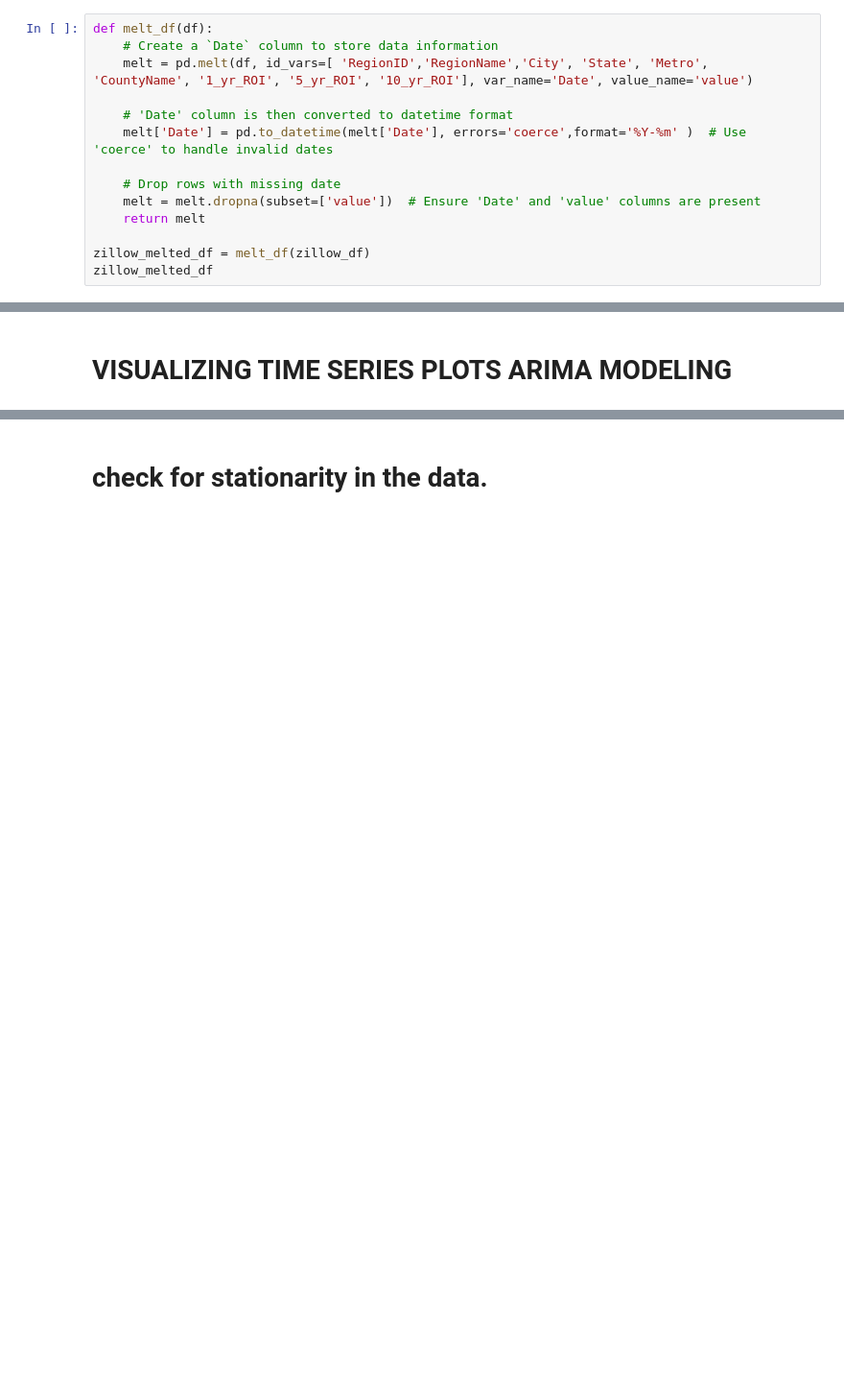
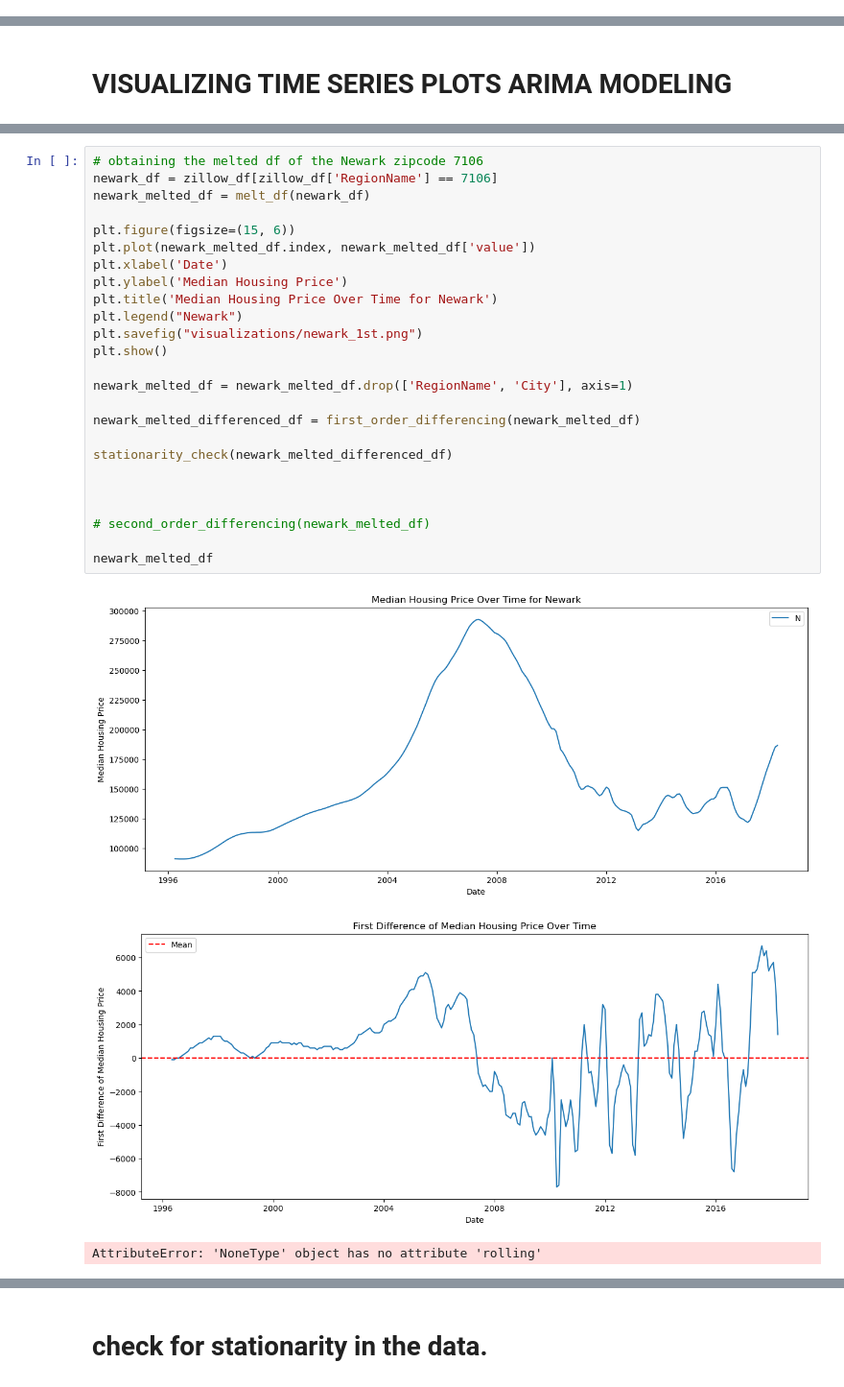
Before and after one commit to kafura0/Real_Estate_Price_Forecasting, a Jupyter notebook: student_notebook.ipynb, the cells around one changed output, grey strips where cells are left out. Shown at 96% size. Saved outputs shown, nothing was run; the diff lists cells and outputs as text; blank space fills up the shorter version.

```diff
--- a/student_notebook.ipynb
+++ b/student_notebook.ipynb
@@ -259,17 +412,3 @@ matplotlib.rc('font', **font)
 # %% [markdown]
 RESHAPING TIME SERIES DATA
 it would be necessary to chnge the dataframe from wide to long format
-# %%
-def melt_df(df):
-    # Create a `Date` column to store data information
-    melt = pd.melt(df, id_vars=[ 'RegionID','RegionName','City', 'State', 'Metro', 'CountyName', '1_yr_ROI', '5_yr_ROI', '10_yr_ROI'], var_name='Date', value_name='value')
-
-    # 'Date' column is then converted to datetime format
-    melt['Date'] = pd.to_datetime(melt['Date'], errors='coerce',format='%Y-%m' )  # Use 'coerce' to handle invalid dates
-
-    # Drop rows with missing date
-    melt = melt.dropna(subset=['value'])  # Ensure 'Date' and 'value' columns are present
-    return melt
-
-zillow_melted_df = melt_df(zillow_df)
-zillow_melted_df
@@ -385,0 +547,29 @@ KeyError: 'Date'
+# %%
+# obtaining the melted df of the Newark zipcode 7106
+newark_df = zillow_df[zillow_df['RegionName'] == 7106]
+newark_melted_df = melt_df(newark_df)
+
+plt.figure(figsize=(15, 6))
+plt.plot(newark_melted_df.index, newark_melted_df['value'])
+plt.xlabel('Date')
+plt.ylabel('Median Housing Price')
+plt.title('Median Housing Price Over Time for Newark')
+plt.legend("Newark")
+plt.savefig("visualizations/newark_1st.png")
+plt.show()
+
+newark_melted_df = newark_melted_df.drop(['RegionName', 'City'], axis=1)
+
+newark_melted_differenced_df = first_order_differencing(newark_melted_df)
+
+stationarity_check(newark_melted_differenced_df)
+
+
+
+# second_order_differencing(newark_melted_df)
+
+newark_melted_df
+# %% [output]
+[figure, added]
+[figure, added]
+AttributeError: 'NoneType' object has no attribute 'rolling'
```
Also changed, not shown: parts of 45 cells of this notebook, 4 other files.
